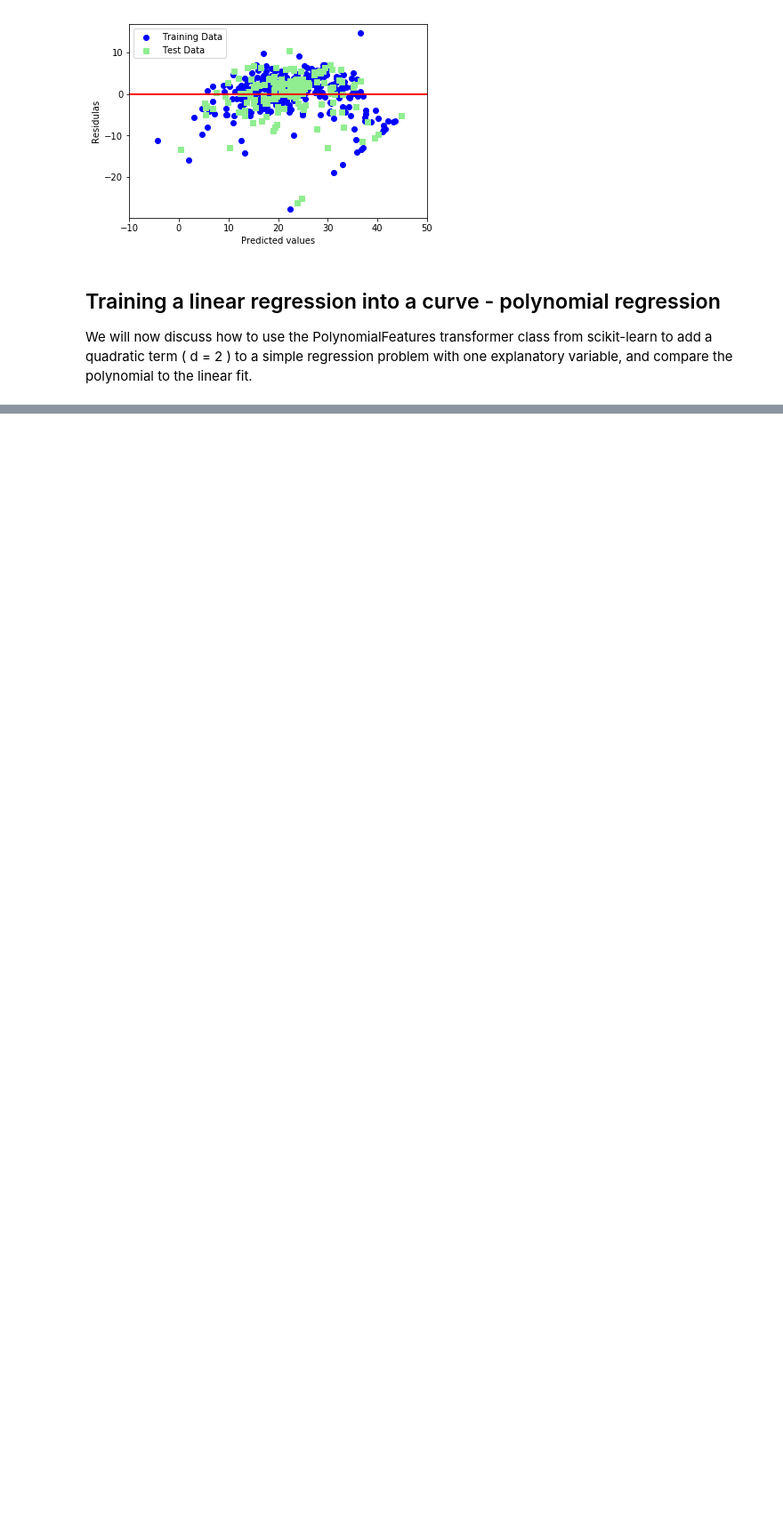
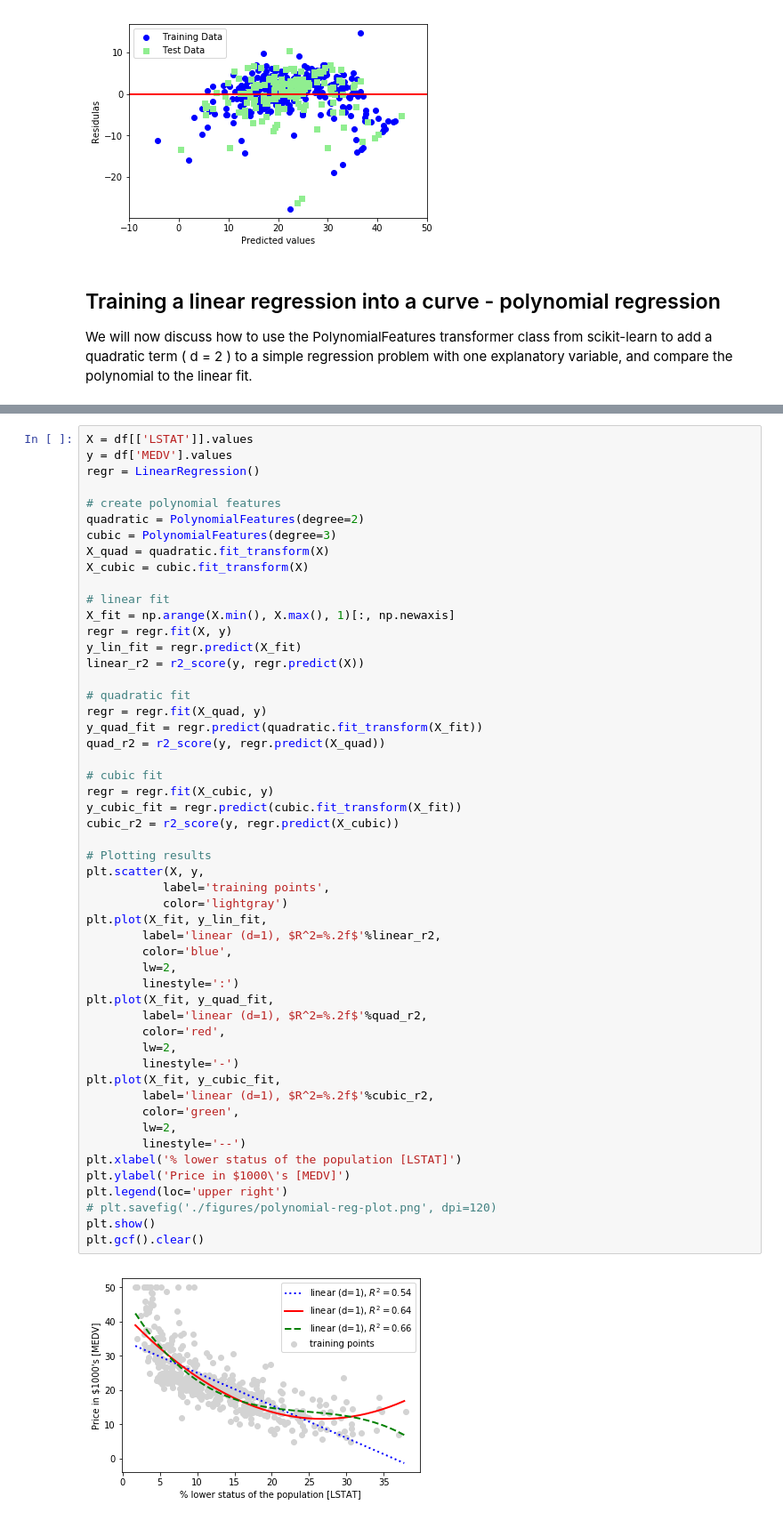
Before and after one commit to prakharchoudhary/Tale-O-Regression, a Jupyter notebook: regression-sklearn.ipynb, the cells around one changed output, grey strips where cells are left out. Shown: that part at 89% size. Drawn from its saved outputs; the diff is of its cells as text; blank space fills up the shorter version.

Commit message:
add feature transform; DT regression and ensemble regression

```diff
--- a/regression-sklearn.ipynb
+++ b/regression-sklearn.ipynb
@@ -196,0 +209,54 @@ print('Training R^2 linear: %.3f, quadratic: %.3f' % (
+# %%
+X = df[['LSTAT']].values
+y = df['MEDV'].values
+regr = LinearRegression()
+
+# create polynomial features
+quadratic = PolynomialFeatures(degree=2)
+cubic = PolynomialFeatures(degree=3)
+X_quad = quadratic.fit_transform(X)
+X_cubic = cubic.fit_transform(X)
+
+# linear fit
+X_fit = np.arange(X.min(), X.max(), 1)[:, np.newaxis]
+regr = regr.fit(X, y)
+y_lin_fit = regr.predict(X_fit)
+linear_r2 = r2_score(y, regr.predict(X))
+
+# quadratic fit
+regr = regr.fit(X_quad, y)
+y_quad_fit = regr.predict(quadratic.fit_transform(X_fit))
+quad_r2 = r2_score(y, regr.predict(X_quad))
+
+# cubic fit
+regr = regr.fit(X_cubic, y)
+y_cubic_fit = regr.predict(cubic.fit_transform(X_fit))
+cubic_r2 = r2_score(y, regr.predict(X_cubic))
+
+# Plotting results
+plt.scatter(X, y,
+           label='training points',
+           color='lightgray')
+plt.plot(X_fit, y_lin_fit,
+        label='linear (d=1), $R^2=%.2f$'%linear_r2,
+        color='blue',
+        lw=2,
+        linestyle=':')
+plt.plot(X_fit, y_quad_fit,
+        label='linear (d=1), $R^2=%.2f$'%quad_r2,
+        color='red',
+        lw=2,
+        linestyle='-')
+plt.plot(X_fit, y_cubic_fit,
+        label='linear (d=1), $R^2=%.2f$'%cubic_r2,
+        color='green',
+        lw=2,
+        linestyle='--')
+plt.xlabel('% lower status of the population [LSTAT]')
+plt.ylabel('Price in $1000\'s [MEDV]')
+plt.legend(loc='upper right')
+# plt.savefig('./figures/polynomial-reg-plot.png', dpi=120)
+plt.show()
+plt.gcf().clear()
+# %% [output]
+[figure, added]
```
Also changed, not shown: parts of 12 cells of this notebook, 4 other files.
